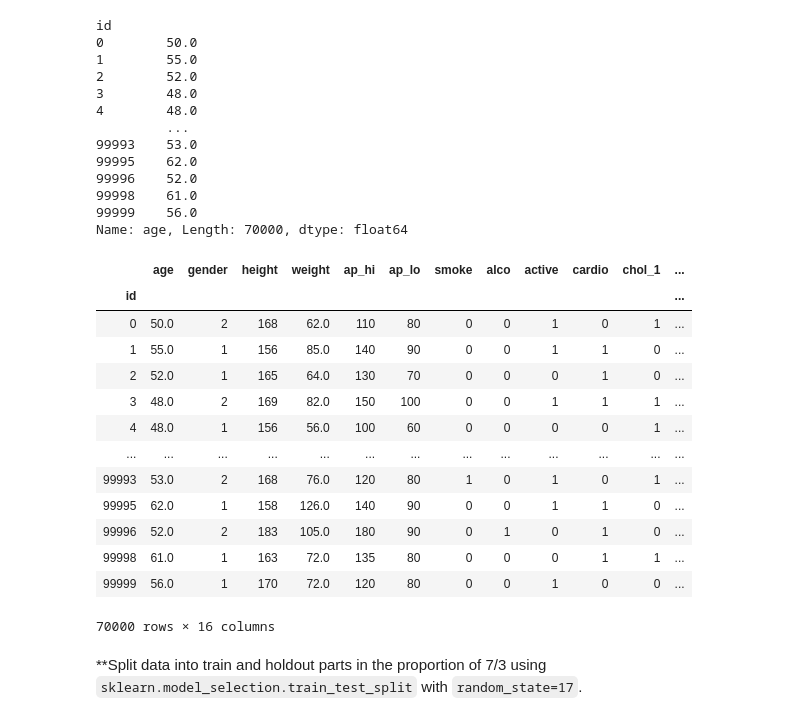
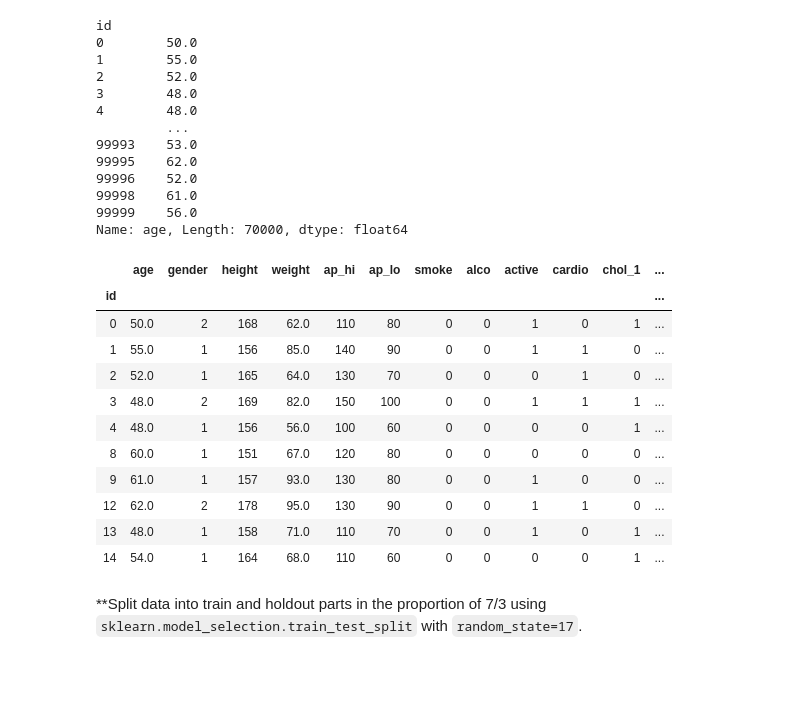
Before and after one commit to Kodluyoruz-Veri-Bilimi-Bootcamp/assignment2-classification-nbsas, a Jupyter notebook: assignment2_part1_decision_trees.ipynb, the cells around one changed output. Saved outputs shown, nothing was run; the diff lists cells and outputs as text; code cells hidden in the pictures; blank space fills up the shorter version.

```diff
--- a/assignment2_part1_decision_trees.ipynb
+++ b/assignment2_part1_decision_trees.ipynb
@@ -175,22 +175,20 @@ Name: age, Length: 70000, dtype: float64
 # %%
 df2 = pd.concat([df.drop('cholesterol', axis=1), pd.get_dummies(df.cholesterol, prefix='chol')], axis=1)
 df2 = pd.concat([df2.drop('gluc', axis=1), pd.get_dummies(df2.gluc, prefix='gluc')], axis=1)
-df2
+df2.head(10)
 # %% [output]
 |  | age | gender | height | weight | ap_hi | ap_lo | smoke | alco | active | cardio | chol_1 | ... |
 | id |  |  |  |  |  |  |  |  |  |  |  | ... |
 | 0 | 50.0 | 2 | 168 | 62.0 | 110 | 80 | 0 | 0 | 1 | 0 | 1 | ... |
 | 1 | 55.0 | 1 | 156 | 85.0 | 140 | 90 | 0 | 0 | 1 | 1 | 0 | ... |
 | 2 | 52.0 | 1 | 165 | 64.0 | 130 | 70 | 0 | 0 | 0 | 1 | 0 | ... |
 | 3 | 48.0 | 2 | 169 | 82.0 | 150 | 100 | 0 | 0 | 1 | 1 | 1 | ... |
 | 4 | 48.0 | 1 | 156 | 56.0 | 100 | 60 | 0 | 0 | 0 | 0 | 1 | ... |
-| ... | ... | ... | ... | ... | ... | ... | ... | ... | ... | ... | ... | ... |
-| 99993 | 53.0 | 2 | 168 | 76.0 | 120 | 80 | 1 | 0 | 1 | 0 | 1 | ... |
-| 99995 | 62.0 | 1 | 158 | 126.0 | 140 | 90 | 0 | 0 | 1 | 1 | 0 | ... |
-| 99996 | 52.0 | 2 | 183 | 105.0 | 180 | 90 | 0 | 1 | 0 | 1 | 0 | ... |
-| 99998 | 61.0 | 1 | 163 | 72.0 | 135 | 80 | 0 | 0 | 0 | 1 | 1 | ... |
-| 99999 | 56.0 | 1 | 170 | 72.0 | 120 | 80 | 0 | 0 | 1 | 0 | 0 | ... |
+| 8 | 60.0 | 1 | 151 | 67.0 | 120 | 80 | 0 | 0 | 0 | 0 | 0 | ... |
+| 9 | 61.0 | 1 | 157 | 93.0 | 130 | 80 | 0 | 0 | 1 | 0 | 0 | ... |
+| 12 | 62.0 | 2 | 178 | 95.0 | 130 | 90 | 0 | 0 | 1 | 1 | 0 | ... |
+| 13 | 48.0 | 1 | 158 | 71.0 | 110 | 70 | 0 | 0 | 1 | 0 | 1 | ... |
+| 14 | 54.0 | 1 | 164 | 68.0 | 110 | 60 | 0 | 0 | 0 | 0 | 1 | ... |
-70000 rows × 16 columns
 # %% [markdown]
 **Split data into train and holdout parts in the proportion of 7/3 using `sklearn.model_selection.train_test_split` with `random_state=17`.
 # %%
```
Also changed, not shown: parts of 3 cells of this notebook.
